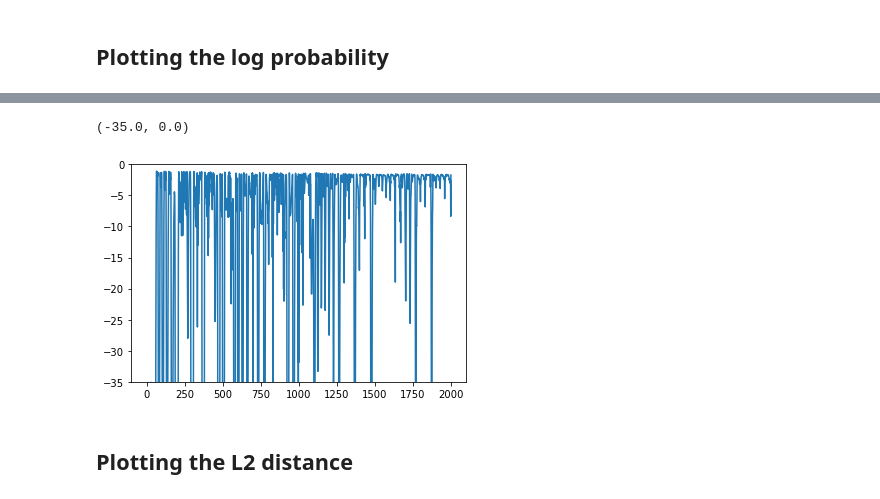
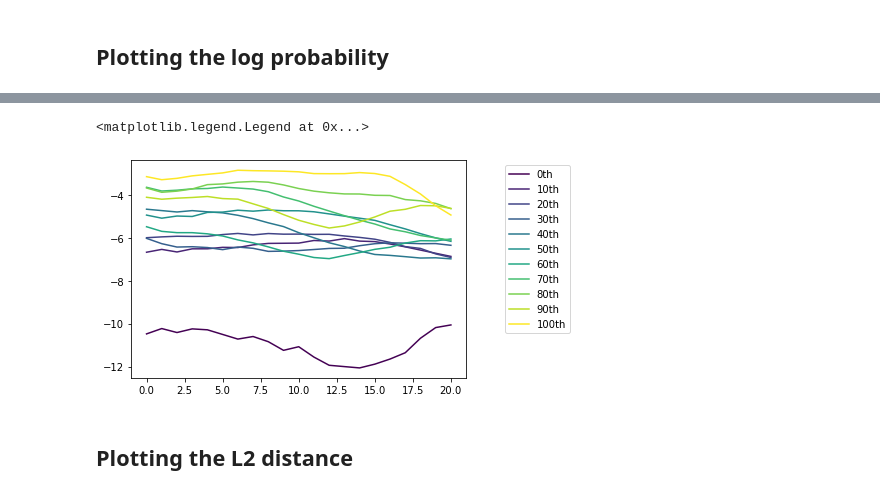
Before and after one commit to pearsonlab/Bubblewrap, a Jupyter notebook: models/log prob computation - sampled version.ipynb, the cells around one changed output, grey strips where cells are left out. Cells and saved outputs as stored; diff of their text form; code cells hidden in the pictures.

```diff
--- a/models/log prob computation - sampled version.ipynb
+++ b/models/log prob computation - sampled version.ipynb
@@ -43,3 +69,15 @@ udim = us.shape[-1]
+# %%
+import scipy.io as sio
+matdict = sio.loadmat('WaksmanwithFaces_KS2.mat', squeeze_me=True)
+spks = matdict['stall']
+spks = spks[..., None]
+
+xs = None  # state
+ys = spks  # observation
+us = np.zeros((ys.shape[0], ys.shape[1], 1))  # control input
+xdim = 3 # hidden state dimension
+ydim = ys.shape[-1]
+udim = us.shape[-1]
 # %% [markdown]
 ## Derivation
 ref: http://www.cs.columbia.edu/~liulp/pdf/linear_normal_dist.pdf
@@ -63,6 +101,8 @@ $ p(y_t \vert y_{\leq{t-1}}) = \iint p(y_t \vert x_t) p(x_t \vert x_{t-1}) p(x_{
 # %% [markdown]
 ## Fit the model & save the log probability
 (Important to Note that the dynamics is now 'RBF')
+# %%
+device = 'cpu'
 # %%
 likelihood = 'gaussian'  # Gaussian observation
 dynamics = 'rbf'  # RBF network dynamic model
@@ -93,7 +133,7 @@ mdl = online.VJF(
         Q=(1.0, True),  # state noise
         R=(1.0, True),  # observation noise
     )
-)
+).to(device)
 # %% [output]
 {'A': (None, False),
  'B': (array([[0.],
@@ -114,8 +154,12 @@ mdl = online.VJF(
 Gaussian likelihood
 # %%
-EXAMPLE = 0
-yy = torch.from_numpy(ys[EXAMPLE]).float()
-uu = torch.from_numpy(us[EXAMPLE]).float()
+yy = torch.from_numpy(ys).float().to(device)
+uu = torch.from_numpy(us).float().to(device)
+
+EXAMPLE = 0  # the example for calculating the likelihood
+
+# yy = torch.from_numpy(ys[EXAMPLE]).float()
+# uu = torch.from_numpy(us[EXAMPLE]).float()
 
 q = None
 
@@ -160,9 +217,16 @@ plt.plot(logprobs)
-# %%
-plt.plot(logprobs)
-plt.ylim([-35,0])
-# %% [output]
-(-35.0, 0.0)
-[figure, removed]
+# %%
+from matplotlib.cm import get_cmap
+
+cm = get_cmap("viridis")
+colors = cm(np.linspace(0, 1, len(logprobs)))
+colors.shape
+
+for i, curve in enumerate(logprobs):
+    plt.plot(curve, c=colors[i], label= f"{i * 10}th")
+plt.legend(bbox_to_anchor=(1.1, 1.0))
+# %% [output]
+<matplotlib.legend.Legend at 0x...>
+[figure, added]
 # %% [markdown]
 ## Plotting the L2 distance
 # %%
```
Also changed, not shown: parts of 24 cells of this notebook.
